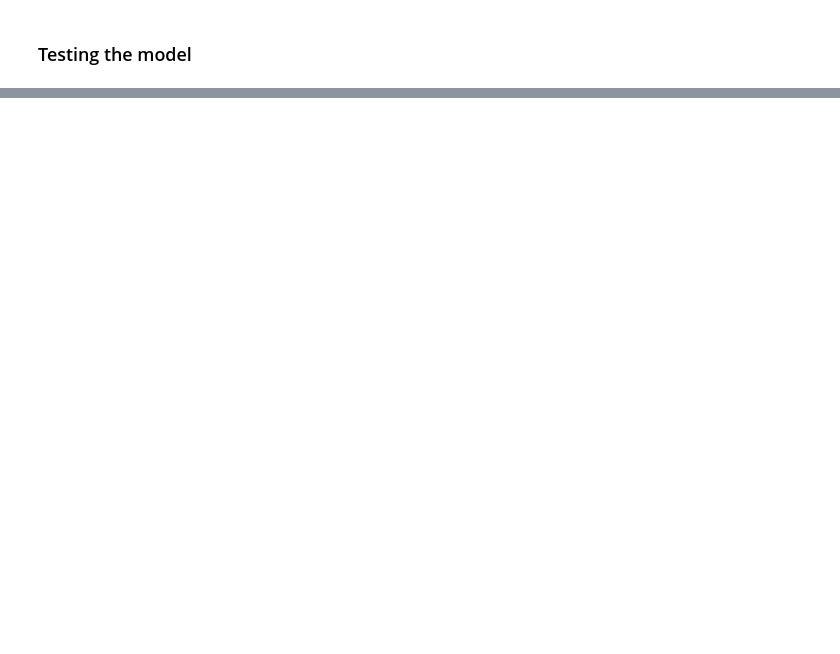
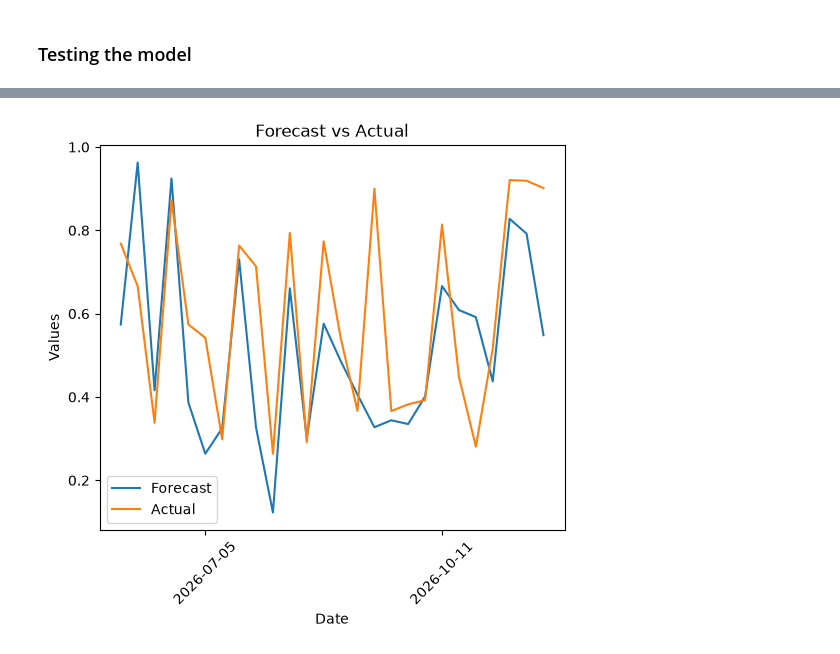
Before and after one commit to ChristianAronVea/IND320-Vea, a Jupyter notebook: Notebooks/Part4.ipynb, the cells around one changed output, grey strips where cells are left out. Drawn from its saved outputs; the diff is of its cells as text; code cells hidden in the pictures; blank space fills up the shorter version.

```diff
--- a/Notebooks/Part4.ipynb
+++ b/Notebooks/Part4.ipynb
@@ -285,0 +240,3 @@ MAE: 0.256463
+# %%
+test_results26 = test_sarimax_settings(X, horizon=26)
+display(test_results26.round(4))
@@ -285,0 +267,3 @@ MAE: 0.256463
+# %%
+best_settings_2 = test_results26.iloc[1].to_dict()
+best_settings_2
@@ -285,0 +333,21 @@ MAE: 0.256463
+# %%
+# Horizon 26
+X = df_mag['fyllingsgrad']         # The input. A pd.dataframe with the data sources
+
+best_results = pred_coming_months_fillings(
+    X,
+    horizon=26,
+    history=int(best_settings_2["history_weeks"]),
+    p=int(best_settings_2["p"]),
+    d=int(best_settings_2["d"]),
+    q=int(best_settings_2["q"]),
+    m=int(best_settings_2["m"]),
+    sp=int(best_settings_2["sp"]),
+    sd=int(best_settings_2["sd"]),
+    sq=int(best_settings_2["sq"]),
+)
+
+# Plot results
+plotting_SARIMAX(best_results)
+# %% [output]
+[figure, added]
```
Also changed, not shown: parts of 17 cells of this notebook.
